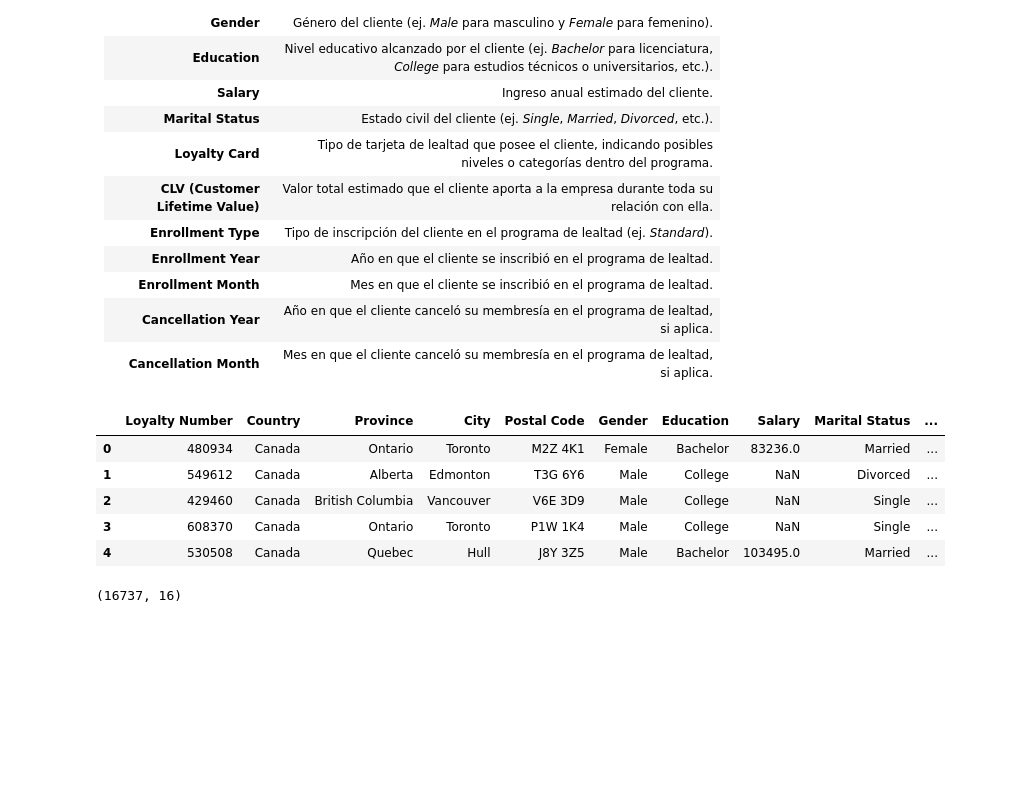
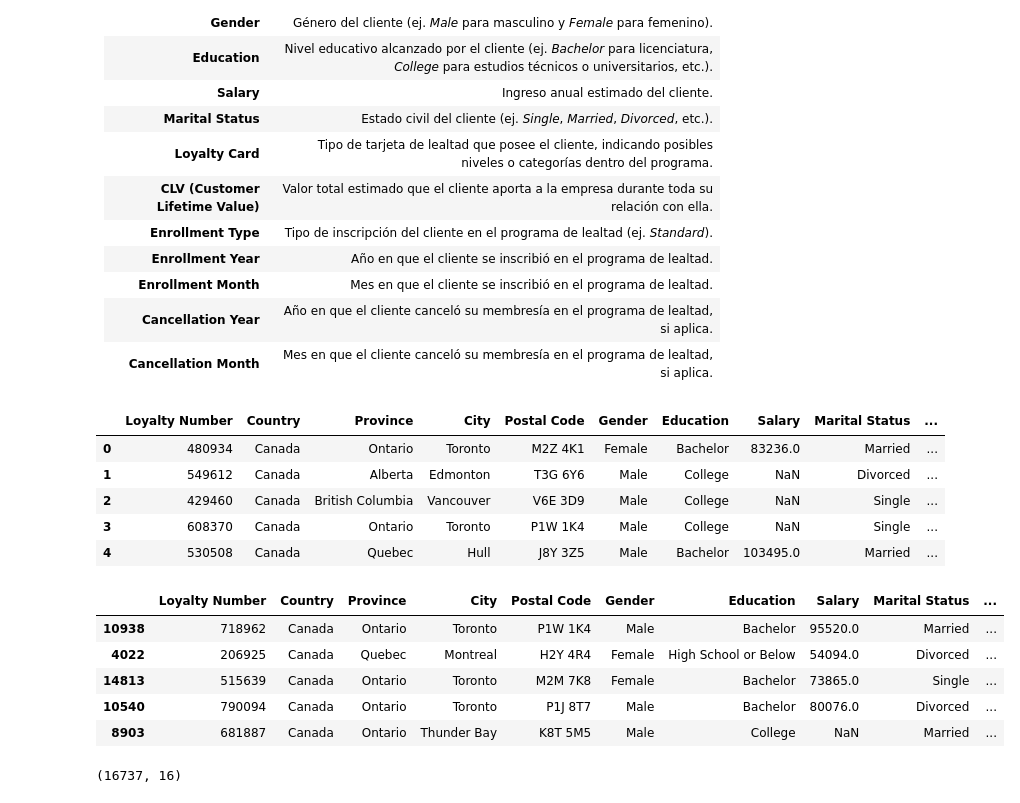
Before and after one commit to Adalab/bda-modulo-3-evaluacion-final-CarmenBdeF, a Jupyter notebook: eval-mod-03-parte-1-EDA.ipynb, the cells around one changed output. Saved outputs shown, nothing was run; the diff lists cells and outputs as text; code cells hidden in the pictures; blank space fills up the shorter version.

```diff
--- a/eval-mod-03-parte-1-EDA.ipynb
+++ b/eval-mod-03-parte-1-EDA.ipynb
@@ -171,6 +187,15 @@ df_clh.head()
 | 2 | 429460 | Canada | British Columbia | Vancouver | V6E 3D9 | Male | College | NaN | Single | ... |
 | 3 | 608370 | Canada | Ontario | Toronto | P1W 1K4 | Male | College | NaN | Single | ... |
 | 4 | 530508 | Canada | Quebec | Hull | J8Y 3Z5 | Male | Bachelor | 103495.0 | Married | ... |
+# %%
+df_clh.sample(5)
+# %% [output]
+|  | Loyalty Number | Country | Province | City | Postal Code | Gender | Education | Salary | Marital Status | ... |
+| 10938 | 718962 | Canada | Ontario | Toronto | P1W 1K4 | Male | Bachelor | 95520.0 | Married | ... |
+| 4022 | 206925 | Canada | Quebec | Montreal | H2Y 4R4 | Female | High School or Below | 54094.0 | Divorced | ... |
+| 14813 | 515639 | Canada | Ontario | Toronto | M2M 7K8 | Female | Bachelor | 73865.0 | Single | ... |
+| 10540 | 790094 | Canada | Ontario | Toronto | P1J 8T7 | Male | Bachelor | 80076.0 | Divorced | ... |
+| 8903 | 681887 | Canada | Ontario | Thunder Bay | K8T 5M5 | Male | College | NaN | Married | ... |
 # %%
 df_clh.shape
 # %% [output]
```
Also changed, not shown: parts of 42 cells of this notebook.
